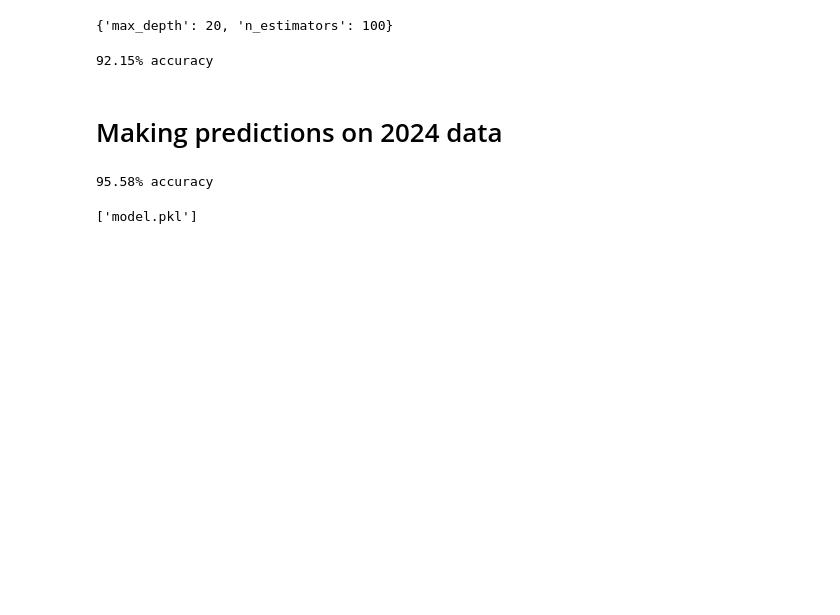
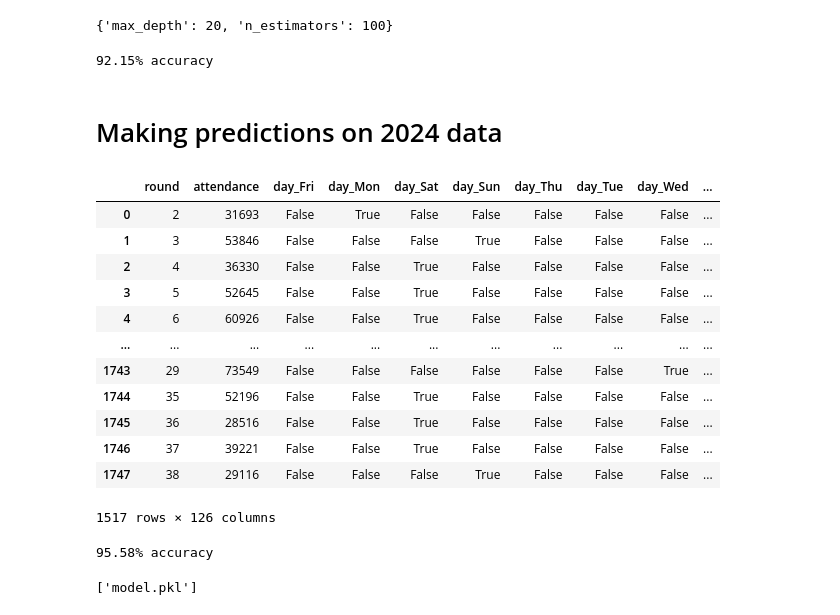
Before and after one commit to Brother-eww/premier_league_match_model, a Jupyter notebook: match_prediction_model.ipynb, the cells around one changed output. Drawn from its saved outputs; the diff is of its cells as text; code cells hidden in the pictures; blank space fills up the shorter version.

```diff
--- a/match_prediction_model.ipynb
+++ b/match_prediction_model.ipynb
@@ -463,6 +463,22 @@ prediction_data = df[df['season'] == 2024]
 
 X_test = prediction_data[features]
 y_test = prediction_data['result']
+# %%
+X_test
+# %% [output]
+|  | round | attendance | day_Fri | day_Mon | day_Sat | day_Sun | day_Thu | day_Tue | day_Wed | ... |
+| 0 | 2 | 31693 | False | True | False | False | False | False | False | ... |
+| 1 | 3 | 53846 | False | False | False | True | False | False | False | ... |
+| 2 | 4 | 36330 | False | False | True | False | False | False | False | ... |
+| 3 | 5 | 52645 | False | False | True | False | False | False | False | ... |
+| 4 | 6 | 60926 | False | False | True | False | False | False | False | ... |
+| ... | ... | ... | ... | ... | ... | ... | ... | ... | ... | ... |
+| 1743 | 29 | 73549 | False | False | False | False | False | False | True | ... |
+| 1744 | 35 | 52196 | False | False | True | False | False | False | False | ... |
+| 1745 | 36 | 28516 | False | False | True | False | False | False | False | ... |
+| 1746 | 37 | 39221 | False | False | True | False | False | False | False | ... |
+| 1747 | 38 | 29116 | False | False | False | True | False | False | False | ... |
+1517 rows × 126 columns
 # %%
 predictions = clf.predict(X_test)
 
```
